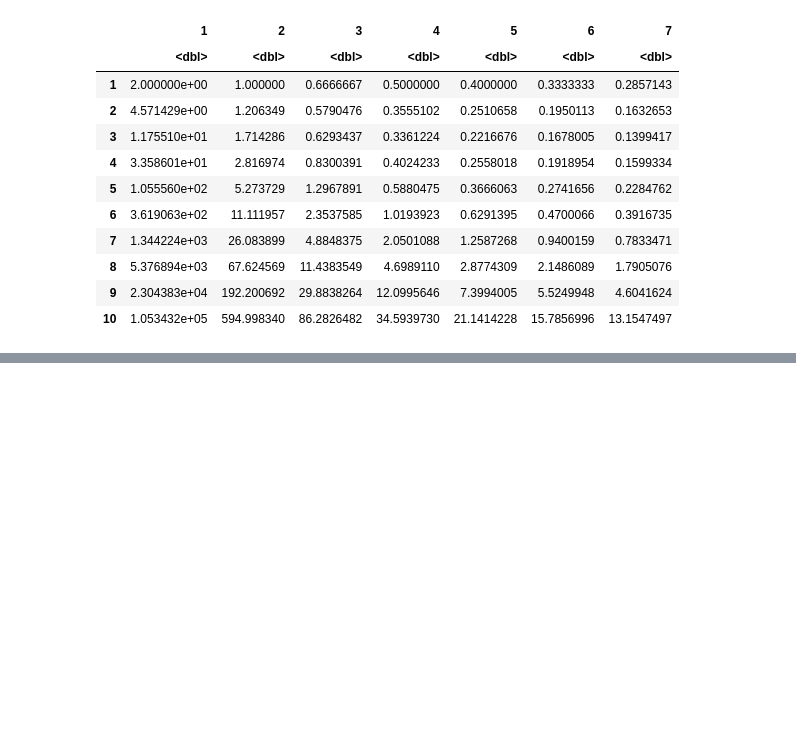
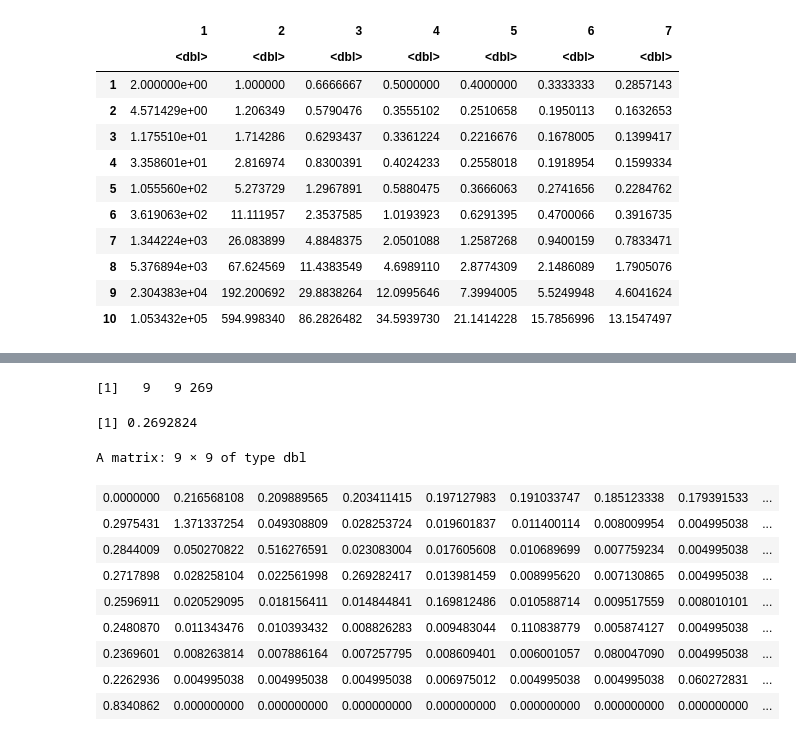
Before and after one commit to munch-group/phase-type-distributions, a Jupyter notebook: notebooks/partitions-R.ipynb, the cells around one changed output, grey strips where cells are left out. Saved outputs shown, nothing was run; the diff lists cells and outputs as text; code cells hidden in the pictures; blank space fills up the shorter version.

```diff
--- a/notebooks/partitions-R.ipynb
+++ b/notebooks/partitions-R.ipynb
@@ -186,0 +188,18 @@ Precompute rewards for a range of sample sizes:
+# %%
+get_block_rewards <- function(n, l) {
+    # a column in the matrix computed by get_block_rewards
+    rewards <- matrix(0, n)
+    for (p in equivalence_classes(n, size=l)) {
+        counts <- ton_counts(p, n)
+        rewards = rewards + counts * multinom(counts)
+    }
+
+    rewards <- rewards[-length(rewards)]
+    if (sum(rewards) > 0) {
+        scale <- l/sum(rewards)
+        rewards <- rewards * scale
+    }
+    rewards <- c(0, rewards)
+    return(matrix(rewards))
+}
+get_block_rewards(5, 3)
@@ -281,0 +514,29 @@ ggsave('~/Desktop/sfs.pdf', width=6, height=4)
+# %%
+tensor_dims <- c((n+1), (n+1), vertices_length(graph))
+reward_fun <- arg_state_reward
+reward_list <- lapply(1:vertices_length(graph), function(i) do.call(reward_fun, as.list(c(n, vertex_at(graph, i)$state))))
+rewards <- array(unlist(reward_list), dim=tensor_dims)
+print(dim(rewards))
+expectation(graph, rewards[4, 4, ])
+# %% [output]
+[1]   9   9 269
+[1] 0.2692824
+# %%
+exp_mat <- matrix(0, nrow=n+1,ncol=n+1)
+for (i in 1:(n+1)) {
+  for (j in 1:(n+1)) {
+    exp_mat[i,j] <- expectation(graph, rewards[i, j, ])
+  }
+}
+exp_mat
+# %% [output]
+A matrix: 9 × 9 of type dbl
+| 0.0000000 | 0.216568108 | 0.209889565 | 0.203411415 | 0.197127983 | 0.191033747 | 0.185123338 | 0.179391533 | ... |
+| 0.2975431 | 1.371337254 | 0.049308809 | 0.028253724 | 0.019601837 | 0.011400114 | 0.008009954 | 0.004995038 | ... |
+| 0.2844009 | 0.050270822 | 0.516276591 | 0.023083004 | 0.017605608 | 0.010689699 | 0.007759234 | 0.004995038 | ... |
+| 0.2717898 | 0.028258104 | 0.022561998 | 0.269282417 | 0.013981459 | 0.008995620 | 0.007130865 | 0.004995038 | ... |
+| 0.2596911 | 0.020529095 | 0.018156411 | 0.014844841 | 0.169812486 | 0.010588714 | 0.009517559 | 0.008010101 | ... |
+| 0.2480870 | 0.011343476 | 0.010393432 | 0.008826283 | 0.009483044 | 0.110838779 | 0.005874127 | 0.004995038 | ... |
+| 0.2369601 | 0.008263814 | 0.007886164 | 0.007257795 | 0.008609401 | 0.006001057 | 0.080047090 | 0.004995038 | ... |
+| 0.2262936 | 0.004995038 | 0.004995038 | 0.004995038 | 0.006975012 | 0.004995038 | 0.004995038 | 0.060272831 | ... |
+| 0.8340862 | 0.000000000 | 0.000000000 | 0.000000000 | 0.000000000 | 0.000000000 | 0.000000000 | 0.000000000 | ... |
```
Also changed, not shown: parts of 30 cells of this notebook, 3 other files.
